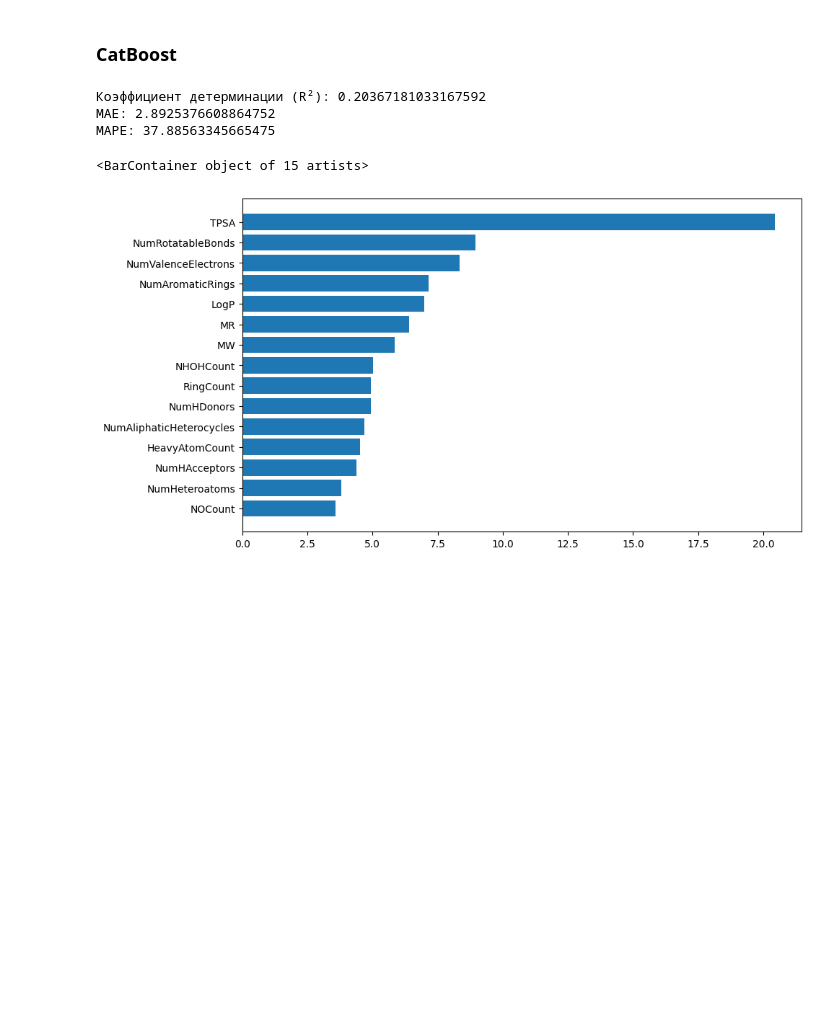
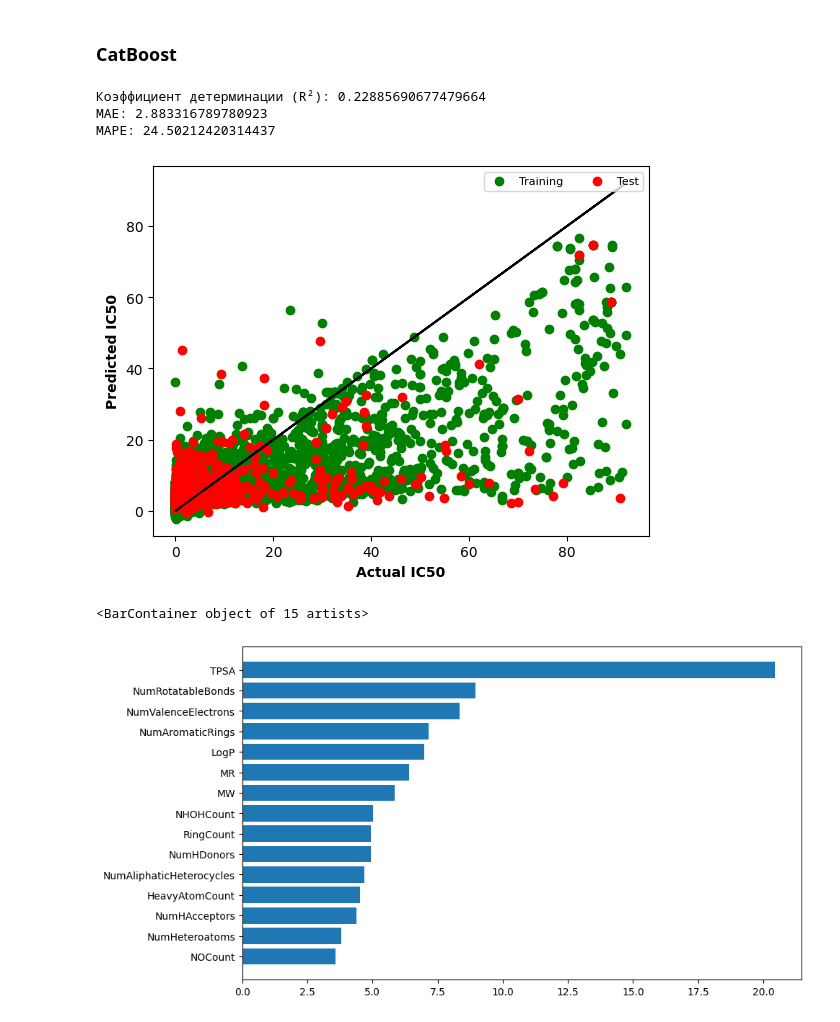
Before and after one commit to triflt/mol_analysis_MISIS_project, a Jupyter notebook: classic_ml.ipynb, the cells around one changed output. Drawn from its saved outputs; the diff is of its cells as text; code cells hidden in the pictures; blank space fills up the shorter version.

```diff
--- a/classic_ml.ipynb
+++ b/classic_ml.ipynb
@@ -54,11 +72,13 @@ score(model)
 # %%
 model = CatBoostRegressor(iterations=10000, custom_metric=['R2', 'MAE'])
 model.fit(X_train, Y_train, eval_set=(X_test, Y_test), silent=True)
 score(model)
+plotter(model)
 # %% [output]
-Коэффициент детерминации (R²): 0.20367181033167592
-MAE: 2.8925376608864752
-MAPE: 37.88563345665475
+Коэффициент детерминации (R²): 0.22885690677479664
+MAE: 2.883316789780923
+MAPE: 24.50212420314437
+[figure, added]
 # %%
 feature_importance = model.get_feature_importance(Pool(X_train, Y_train))
 feature_importances = pd.Series(feature_importance, index=X.columns).sort_values()
```
Also changed, not shown: parts of 8 cells of this notebook.
